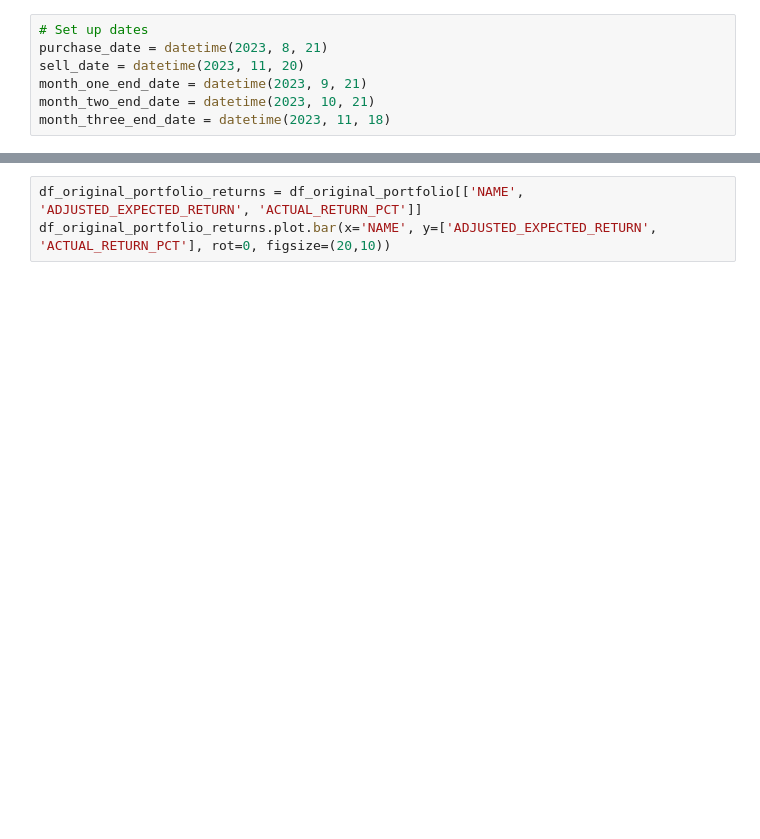
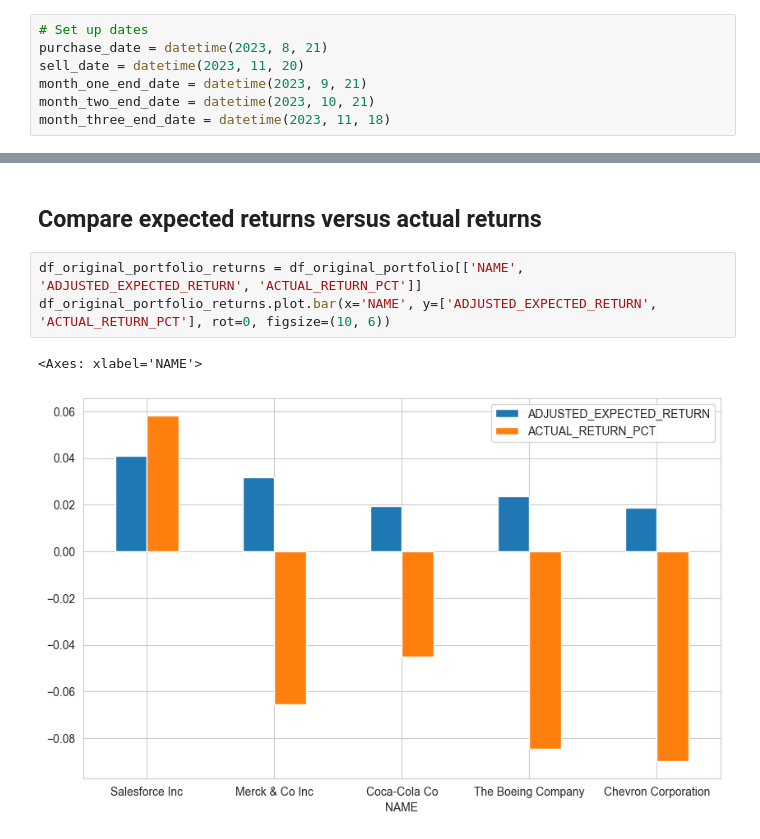
Before and after one commit to tharshman/team-six-sentiment-analyzer, a Jupyter notebook: src/process_portfolios.ipynb, the cells around one changed output, grey strips where cells are left out. Drawn from its saved outputs; the diff is of its cells as text; blank space fills up the shorter version.

```diff
--- a/src/process_portfolios.ipynb
+++ b/src/process_portfolios.ipynb
@@ -84,3 +159,8 @@ df_sentiment_portfolio
+# %% [markdown]
+## Compare expected returns versus actual returns
 # %%
 df_original_portfolio_returns = df_original_portfolio[['NAME', 'ADJUSTED_EXPECTED_RETURN', 'ACTUAL_RETURN_PCT']]
-df_original_portfolio_returns.plot.bar(x='NAME', y=['ADJUSTED_EXPECTED_RETURN', 'ACTUAL_RETURN_PCT'], rot=0, figsize=(20,10))
+df_original_portfolio_returns.plot.bar(x='NAME', y=['ADJUSTED_EXPECTED_RETURN', 'ACTUAL_RETURN_PCT'], rot=0, figsize=(10, 6))
+# %% [output]
+<Axes: xlabel='NAME'>
+[figure, added]
```
Also changed, not shown: parts of 11 cells of this notebook, 1 other file.
